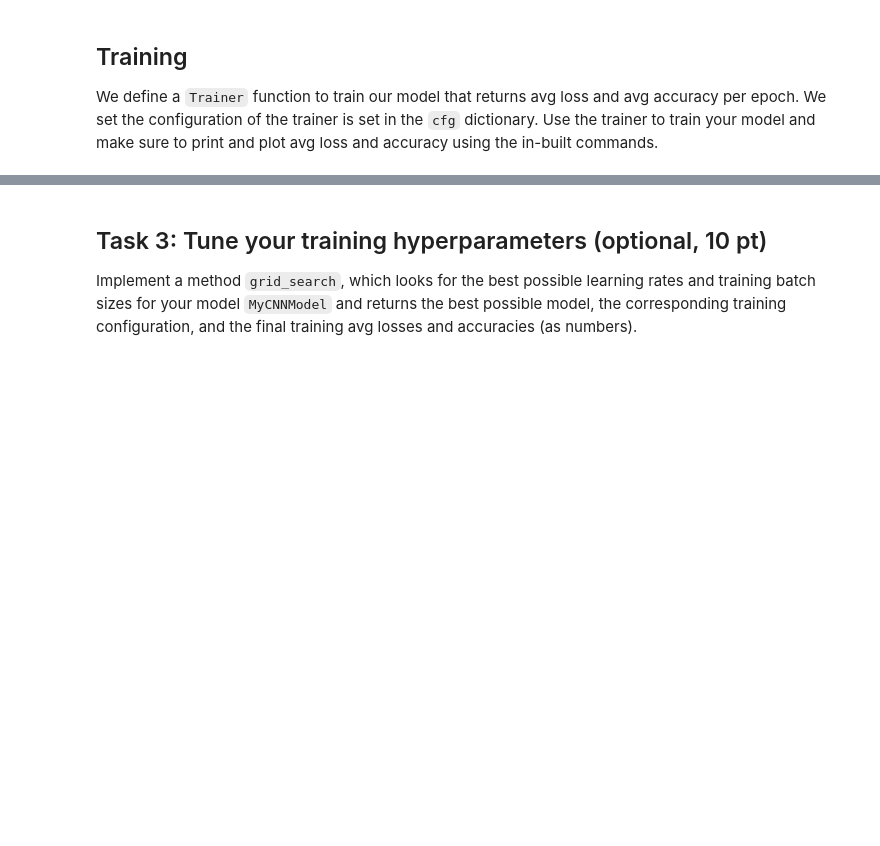
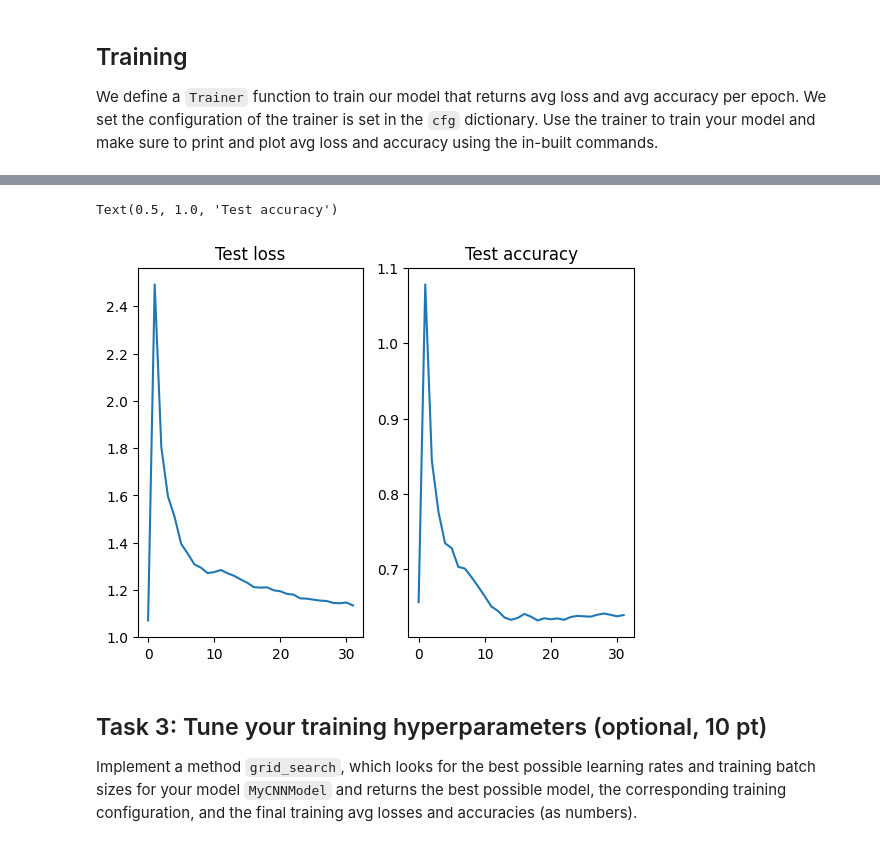
Before and after one commit to hertie-data-science-lab/assignment-2-ps-2-g, a Jupyter notebook: main.ipynb, the cells around one changed output, grey strips where cells are left out. Cells and saved outputs as stored; diff of their text form; code cells hidden in the pictures; blank space fills up the shorter version.

```diff
--- a/main.ipynb
+++ b/main.ipynb
@@ -212,31 +212,3 @@ Implement a classification model to predict the label of the faces in the datase
 - A final output layer that is customizable to the number of classes that we want to predict.
 
 #### Briefly explain why you chose the particular architecture you implemented (around 2-3 sentences).
-# %%
-import torch
-import torch.nn as nn
-
-class MyMaxPool(nn.Sequential):
-
-  def __init__(self,
-               kernel_size,
-               stride=1,
-               padding=0):
-
-    super().__init__()
-    '''#TODO: construction your model'''
-
-  def forward(self, x):
-    '''#TODO: forward step'''
-
-
-class MyCNNModel(nn.Sequential):
-
-  def __init__(self,
-               n_classes):
-
-    super().__init__()
-    '''#TODO: construction your model'''
-
-  def forward(self, x):
-    '''#TODO: forward step'''
@@ -340,11 +409,14 @@ ax1.set_title('Training accuracy')
 # %%
-'''#TODO: test your model, plot accuracy and loss by iteration (one iteration=one batch)'''
+''' test your model, plot accuracy and loss by iteration (one iteration=one batch)'''
 test_loss, test_acc = my_trainer.test(test_data)
 fig, (ax0, ax1) = plt.subplots(1,2)
 ax0.plot(range(len(test_loss)), test_loss)
 ax1.plot(range(len(test_acc)), test_acc)
 ax0.set_title('Test loss')
 ax1.set_title('Test accuracy')
+# %% [output]
+Text(0.5, 1.0, 'Test accuracy')
+[figure, added]
 # %% [markdown]
 ## Task 3: Tune your training hyperparameters (optional, 10 pt)
 
```
Also changed, not shown: parts of 5 cells of this notebook.
